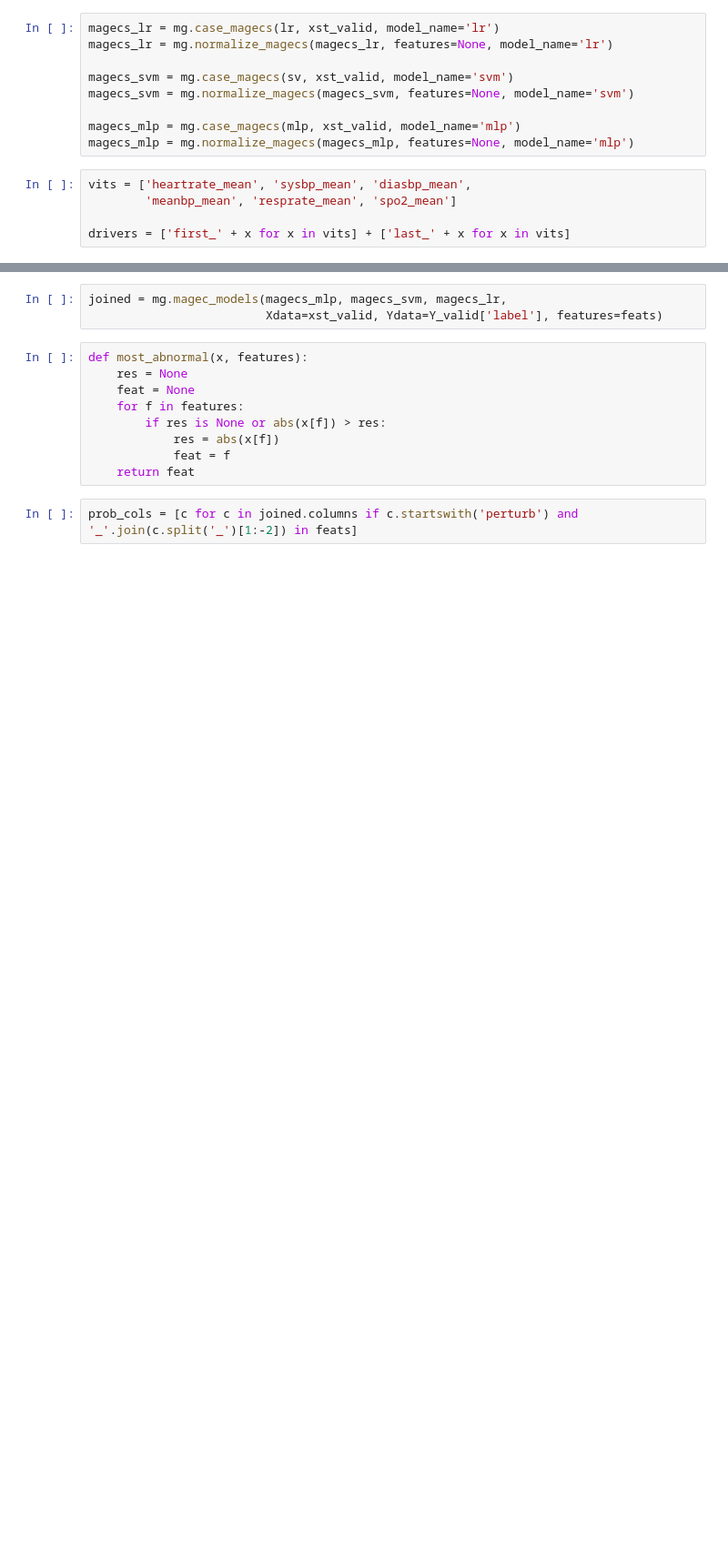
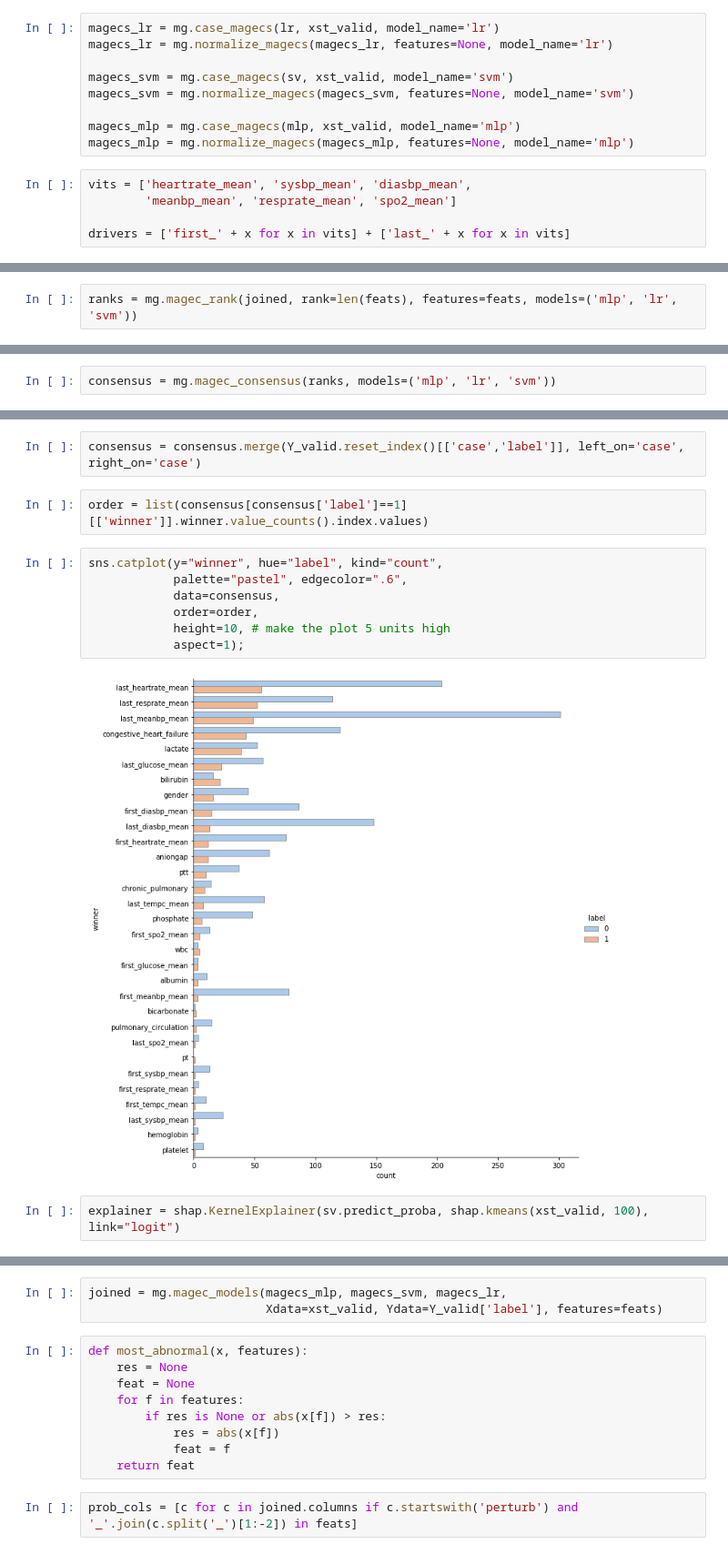
Before and after one commit to gstef80/MAgEC, a Jupyter notebook: MAgEC_Static_Cases.ipynb, the cells around one changed output, grey strips where cells are left out. Shown at 91% size. Saved outputs shown, nothing was run; the diff lists cells and outputs as text; blank space fills up the shorter version.

```diff
--- a/MAgEC_Static_Cases.ipynb
+++ b/MAgEC_Static_Cases.ipynb
@@ -239,0 +280,2 @@ feats = drivers + labs
+# %%
+ranks = mg.magec_rank(joined, rank=len(feats), features=feats, models=('mlp', 'lr', 'svm'))
@@ -239,0 +291,2 @@ feats = drivers + labs
+# %%
+consensus = mg.magec_consensus(ranks, models=('mlp', 'lr', 'svm'))
@@ -239,0 +322,15 @@ feats = drivers + labs
+# %%
+consensus = consensus.merge(Y_valid.reset_index()[['case','label']], left_on='case', right_on='case')
+# %%
+order = list(consensus[consensus['label']==1][['winner']].winner.value_counts().index.values)
+# %%
+sns.catplot(y="winner", hue="label", kind="count",
+            palette="pastel", edgecolor=".6",
+            data=consensus,
+            order=order,
+            height=10, # make the plot 5 units high
+            aspect=1);
+# %% [output]
+[figure, added]
+# %%
+explainer = shap.KernelExplainer(sv.predict_proba, shap.kmeans(xst_valid, 100), link="logit")
```
Also changed, not shown: parts of 58 cells of this notebook, 3 other files.
